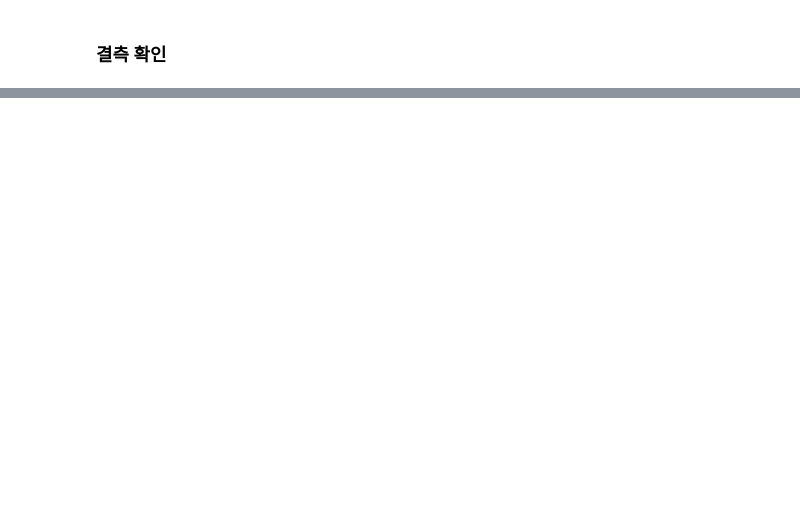
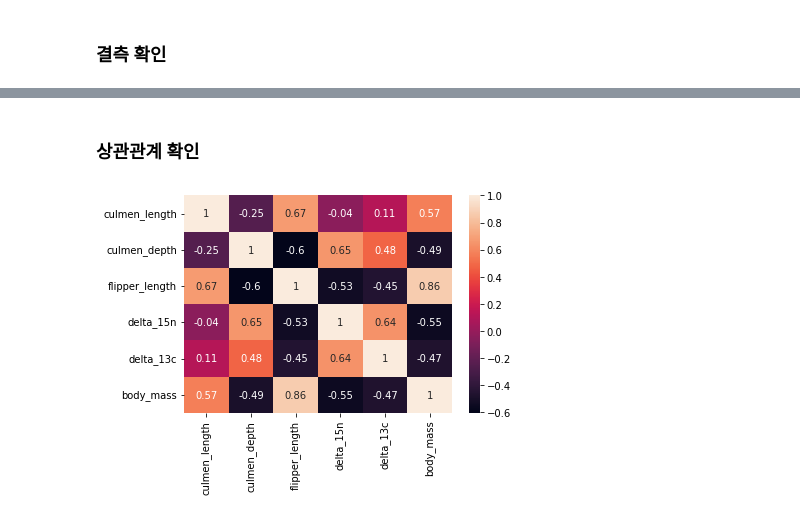
Before and after one commit to Hankyul-k/dacon, a Jupyter notebook: penguin_EDA.ipynb, the cells around one changed output, grey strips where cells are left out. Cells and saved outputs as stored; diff of their text form; code cells hidden in the pictures; blank space fills up the shorter version.

```diff
--- a/penguin_EDA.ipynb
+++ b/penguin_EDA.ipynb
@@ -145,0 +188,7 @@ for df in [train,test]:
+# %% [markdown]
+### 상관관계 확인
+# %%
+sns.heatmap(train.corr(),annot=True)
+plt.show()
+# %% [output]
+[figure, added]
```
Also changed, not shown: parts of 21 cells of this notebook, 1 other file.
